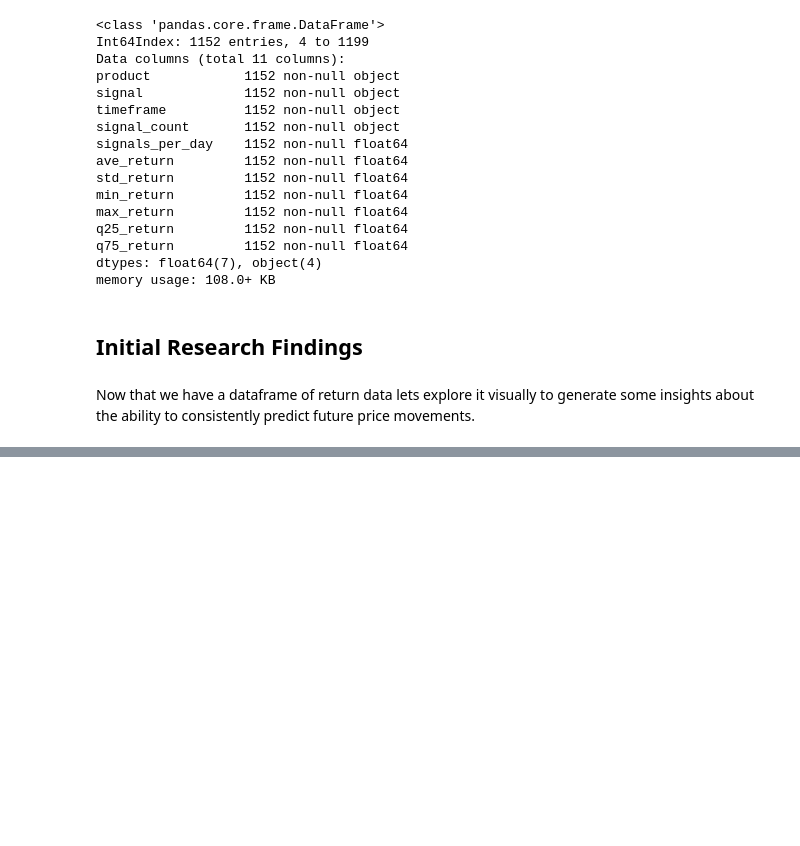
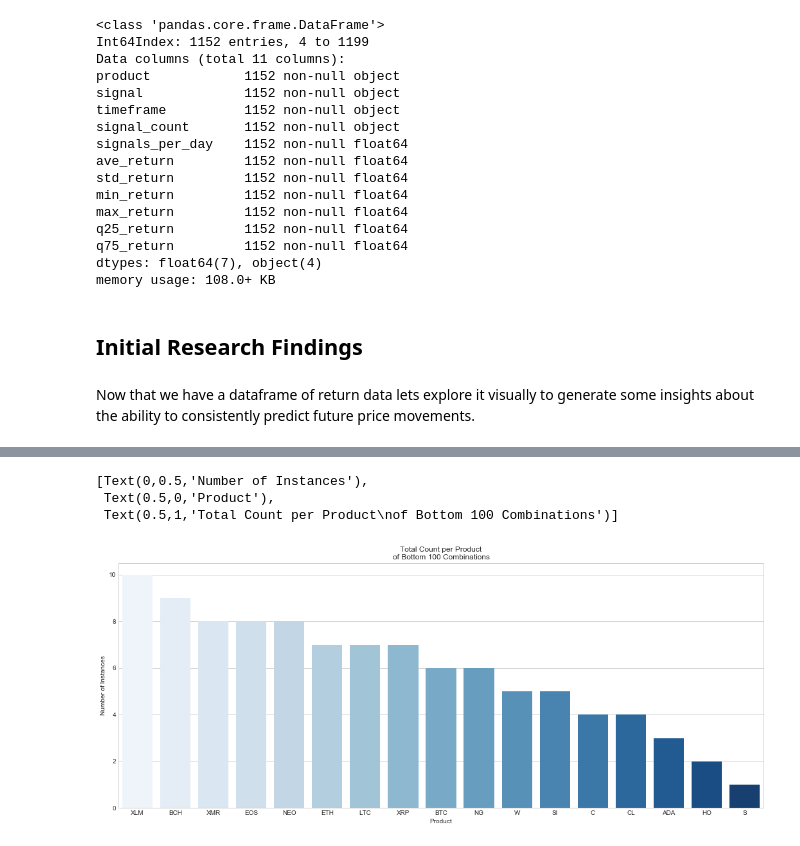
Before and after one commit to franko003/Price_Indicator_Analysis, a Jupyter notebook: notebooks/Price_Indicator_Analysis_MVP.ipynb, the cells around one changed output, grey strips where cells are left out. Saved outputs shown, nothing was run; the diff lists cells and outputs as text; code cells hidden in the pictures; blank space fills up the shorter version.

```diff
--- a/notebooks/Price_Indicator_Analysis_MVP.ipynb
+++ b/notebooks/Price_Indicator_Analysis_MVP.ipynb
@@ -1180,0 +1229,14 @@ g.map(sns.distplot, "ave_return")
+# %%
+# Plot counts by product
+fig, ax = plt.subplots(figsize=(18,7))
+
+bottom100 = bottom100.reset_index()
+ax = sns.countplot(x='product', data=bottom100,
+                   order=bottom100['product'].value_counts().index, palette=sns.color_palette('Blues', 17))
+
+ax.set(title='Total Count per Product\nof Bottom 100 Combinations', xlabel='Product', ylabel='Number of Instances')
+# %% [output]
+[Text(0,0.5,'Number of Instances'),
+ Text(0.5,0,'Product'),
+ Text(0.5,1,'Total Count per Product\nof Bottom 100 Combinations')]
+[figure, added]
```
Also changed, not shown: parts of 20 cells of this notebook, 1 other file.
